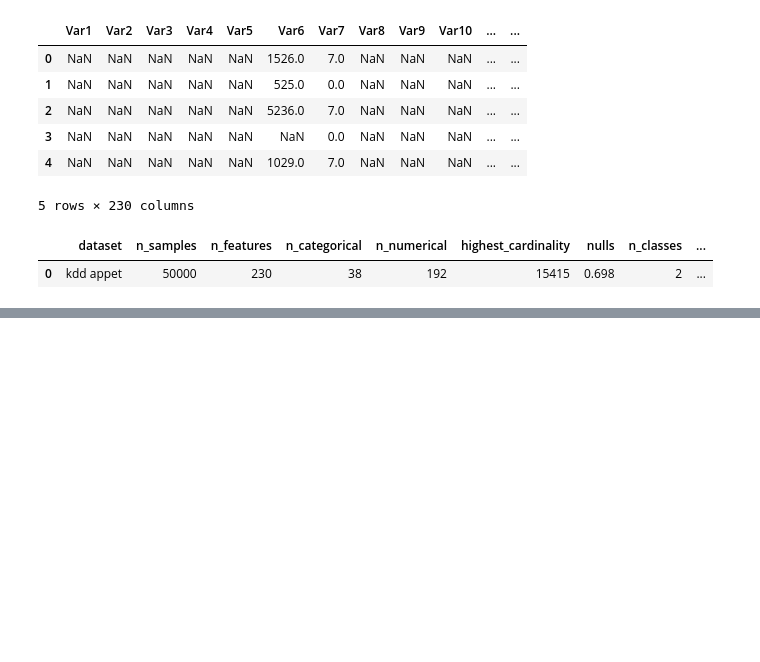
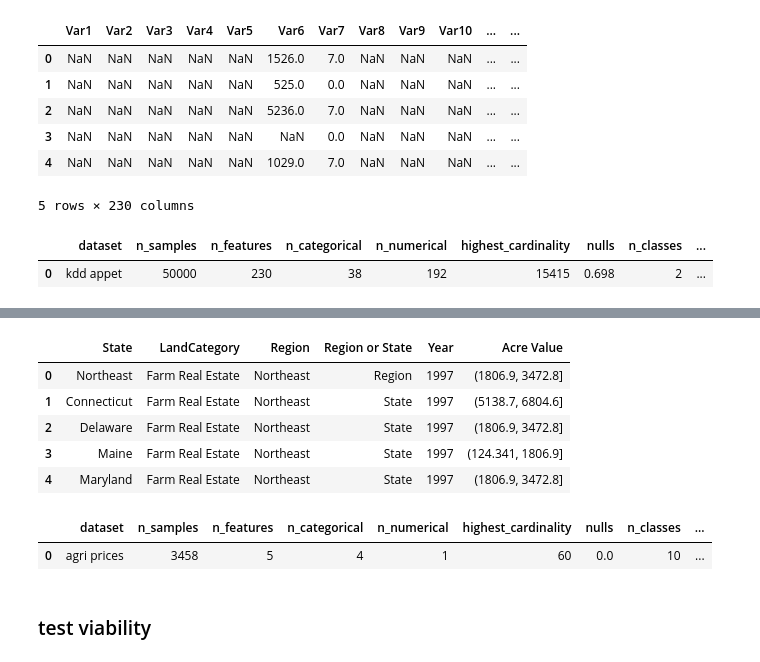
Before and after one commit to mohannishant6/MSc-Thesis, a Jupyter notebook: update_dict.ipynb, the cells around one changed output, grey strips where cells are left out. Saved outputs shown, nothing was run; the diff lists cells and outputs as text; code cells hidden in the pictures; blank space fills up the shorter version.

```diff
--- a/update_dict.ipynb
+++ b/update_dict.ipynb
@@ -261,0 +297,9 @@ df_meta
+# %%
+df.head()
+# %% [output]
+|  | State | LandCategory | Region | Region or State | Year | Acre Value |
+| 0 | Northeast | Farm Real Estate | Northeast | Region | 1997 | (1806.9, 3472.8] |
+| 1 | Connecticut | Farm Real Estate | Northeast | State | 1997 | (5138.7, 6804.6] |
+| 2 | Delaware | Farm Real Estate | Northeast | State | 1997 | (1806.9, 3472.8] |
+| 3 | Maine | Farm Real Estate | Northeast | State | 1997 | (124.341, 1806.9] |
+| 4 | Maryland | Farm Real Estate | Northeast | State | 1997 | (1806.9, 3472.8] |
@@ -261,0 +313,5 @@ df_meta
+# %%
+df_meta
+# %% [output]
+|  | dataset | n_samples | n_features | n_categorical | n_numerical | highest_cardinality | nulls | n_classes | ... |
+| 0 | agri prices | 3458 | 5 | 4 | 1 | 60 | 0.0 | 10 | ... |
@@ -261,0 +320,2 @@ df_meta
+# %% [markdown]
+### test viability
```
Also changed, not shown: parts of 15 cells of this notebook, 4 other files.
